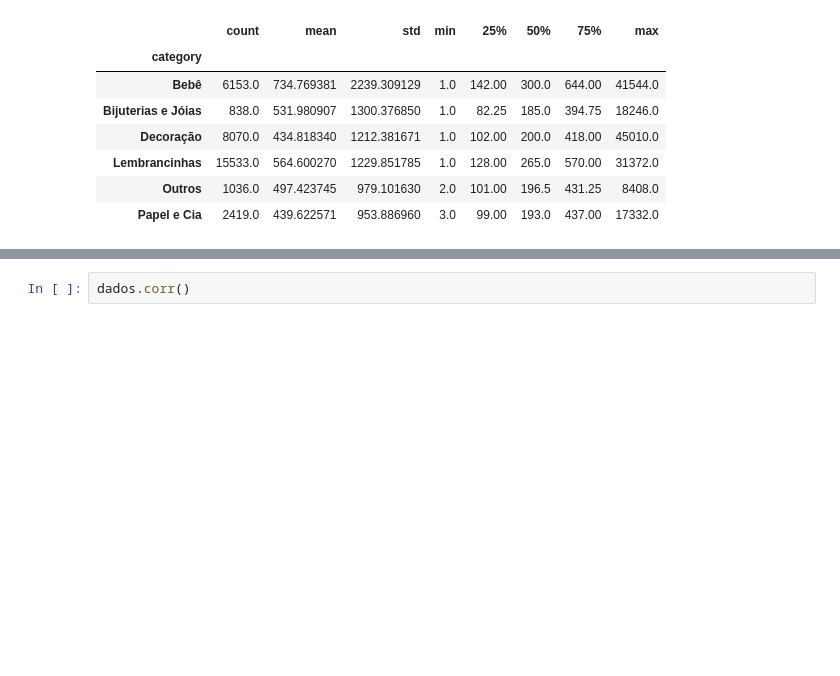
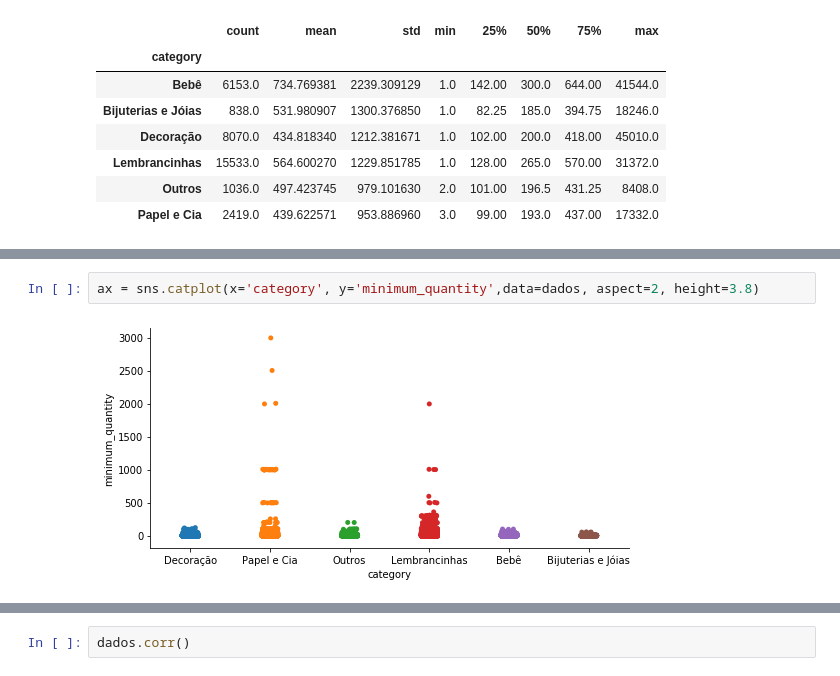
Before and after one commit to natyminski/Teste-Elo-7, a Jupyter notebook: Teste Elo 7.ipynb, the cells around one changed output, grey strips where cells are left out. Saved outputs shown, nothing was run; the diff lists cells and outputs as text; blank space fills up the shorter version.

```diff
--- a/Teste Elo 7.ipynb
+++ b/Teste Elo 7.ipynb
@@ -537,0 +561,4 @@ dados.groupby('category')['view_counts'].describe()
+# %%
+ax = sns.catplot(x='category', y='minimum_quantity',data=dados, aspect=2, height=3.8)
+# %% [output]
+[figure, added]
```
Also changed, not shown: parts of 37 cells of this notebook.
